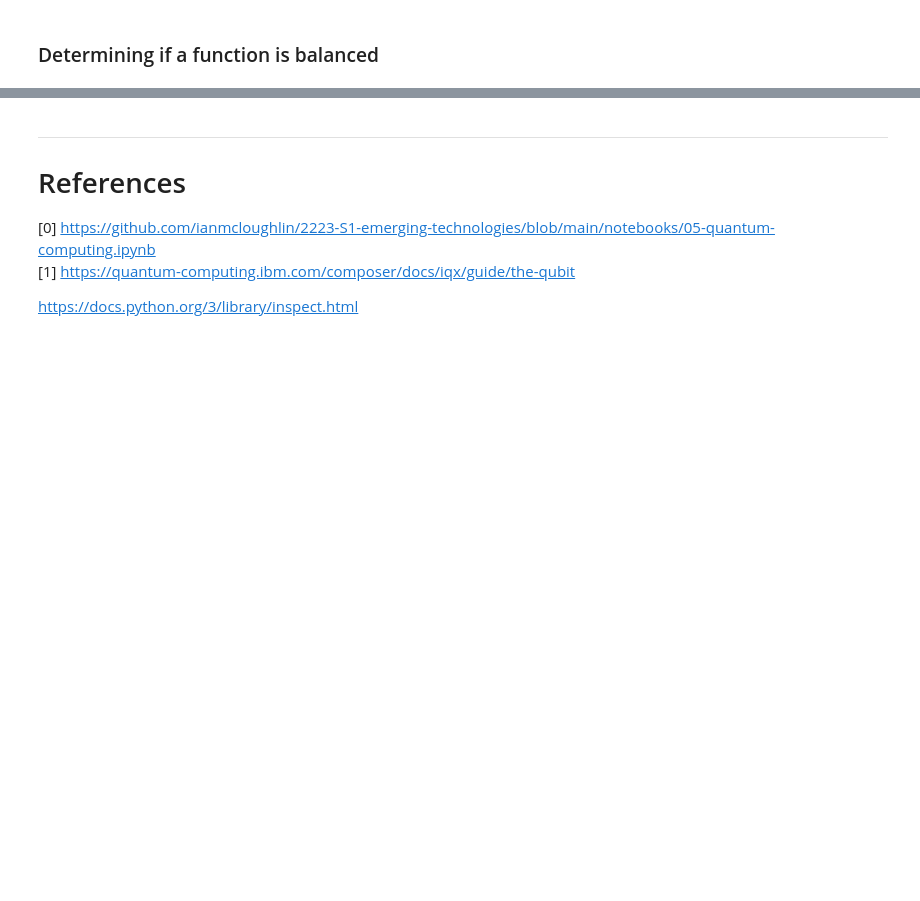
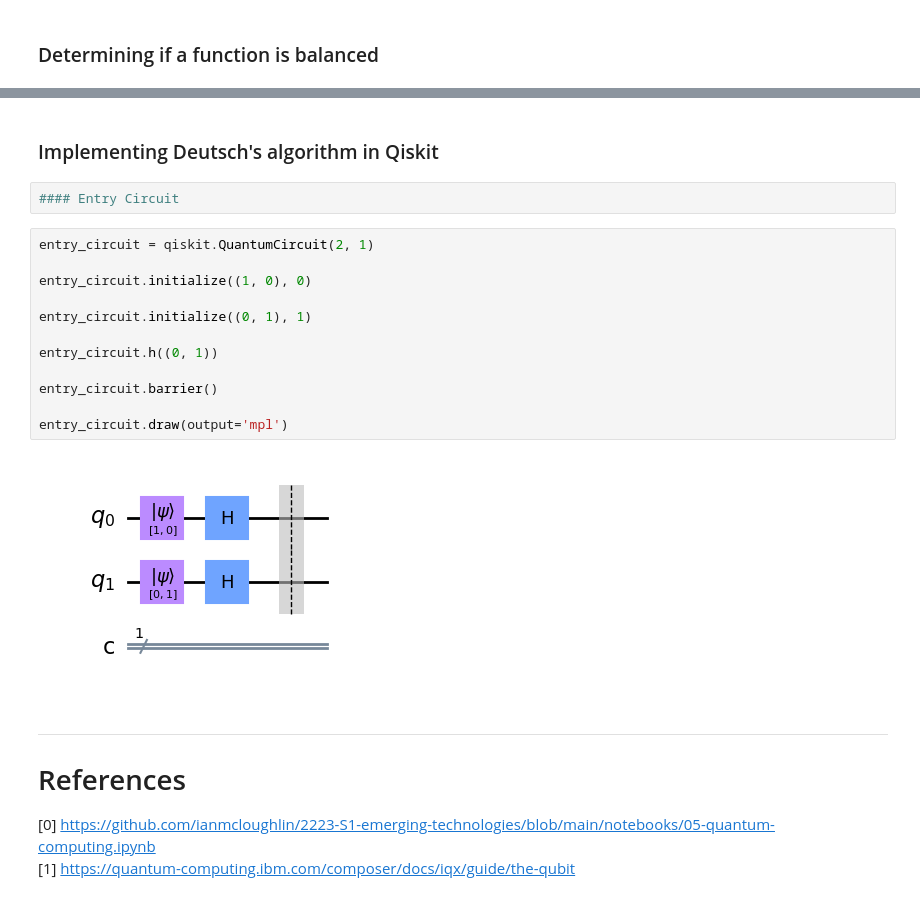
Before and after one commit to G00378925/emerging-technologies, a Jupyter notebook: notebooks/05-quantum-computing.ipynb, the cells around one changed output, grey strips where cells are left out. Cells and saved outputs as stored; diff of their text form; blank space fills up the shorter version.

Commit message:
Adding initial Deutsch circuits

```diff
--- a/notebooks/05-quantum-computing.ipynb
+++ b/notebooks/05-quantum-computing.ipynb
@@ -246,10 +283,26 @@ f2 = generate_func(number_of_bits)
 is_func_balanced(f2, number_of_bits)
 # %% [output]
 False
+# %% [markdown]
+### Implementing Deutsch's algorithm in Qiskit
+# %%
+#### Entry Circuit
+# %%
+entry_circuit = qiskit.QuantumCircuit(2, 1)
+
+entry_circuit.initialize((1, 0), 0)
+
+entry_circuit.initialize((0, 1), 1)
+
+entry_circuit.h((0, 1))
+
+entry_circuit.barrier()
+
+entry_circuit.draw(output='mpl')
+# %% [output]
+[figure, added]
 # %% [markdown]
 ***
 # References
 [0] <a id="quantum-notebook"></a>https://github.com/ianmcloughlin/2223-S1-emerging-technologies/blob/main/notebooks/05-quantum-computing.ipynb<br>
 [1] https://quantum-computing.ibm.com/composer/docs/iqx/guide/the-qubit<br>
-
-https://docs.python.org/3/library/inspect.html
```
Also changed, not shown: parts of 7 cells of this notebook.
